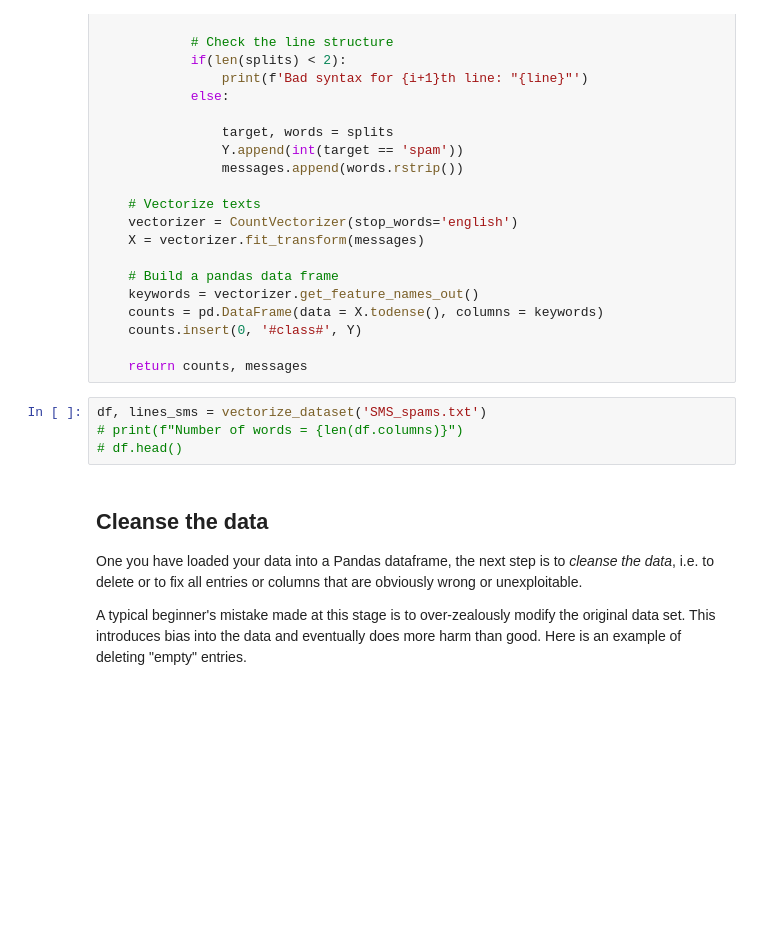
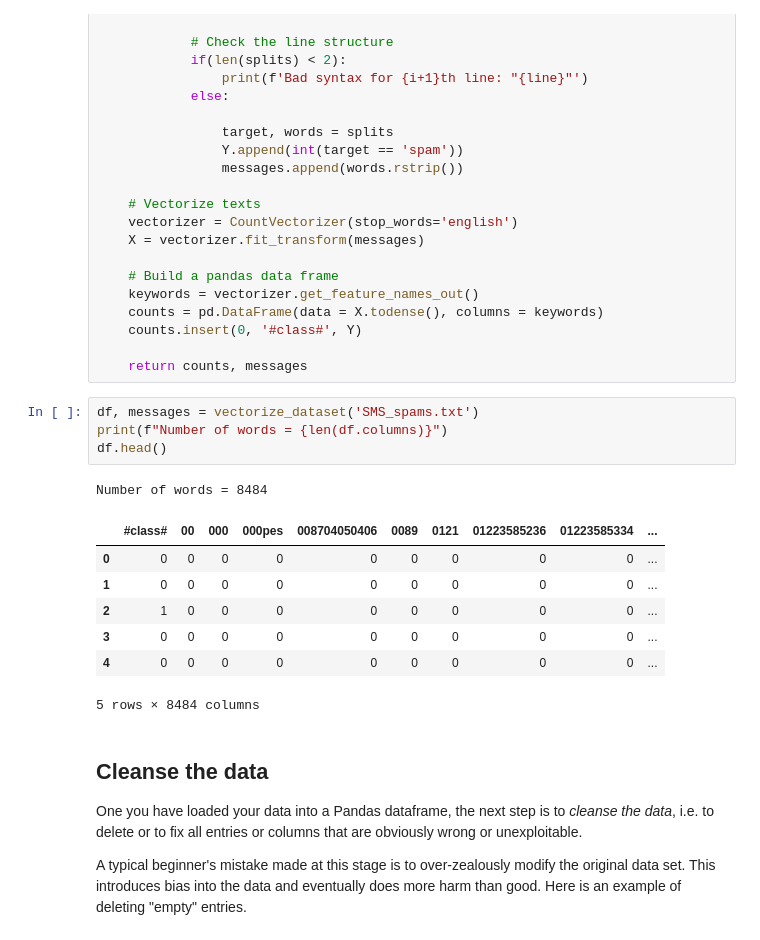
Before and after one commit to FFCfelps1/Machine_Learning, a Jupyter notebook: TP1/SMS_spams.ipynb, the cells around one changed output. Cells and saved outputs as stored; diff of their text form; blank space fills up the shorter version.

```diff
--- a/TP1/SMS_spams.ipynb
+++ b/TP1/SMS_spams.ipynb
@@ -256,9 +256,18 @@ def vectorize_dataset(filename):
 
     return counts, messages
 # %%
-df, lines_sms = vectorize_dataset('SMS_spams.txt')
-# print(f"Number of words = {len(df.columns)}")
-# df.head()
+df, messages = vectorize_dataset('SMS_spams.txt')
+print(f"Number of words = {len(df.columns)}")
+df.head()
+# %% [output]
+Number of words = 8484
+|  | #class# | 00 | 000 | 000pes | 008704050406 | 0089 | 0121 | 01223585236 | 01223585334 | ... |
+| 0 | 0 | 0 | 0 | 0 | 0 | 0 | 0 | 0 | 0 | ... |
+| 1 | 0 | 0 | 0 | 0 | 0 | 0 | 0 | 0 | 0 | ... |
+| 2 | 1 | 0 | 0 | 0 | 0 | 0 | 0 | 0 | 0 | ... |
+| 3 | 0 | 0 | 0 | 0 | 0 | 0 | 0 | 0 | 0 | ... |
+| 4 | 0 | 0 | 0 | 0 | 0 | 0 | 0 | 0 | 0 | ... |
+5 rows × 8484 columns
 # %% [markdown]
 ## Cleanse the data
 
```
Also changed, not shown: parts of 10 cells of this notebook, 10 other files.
